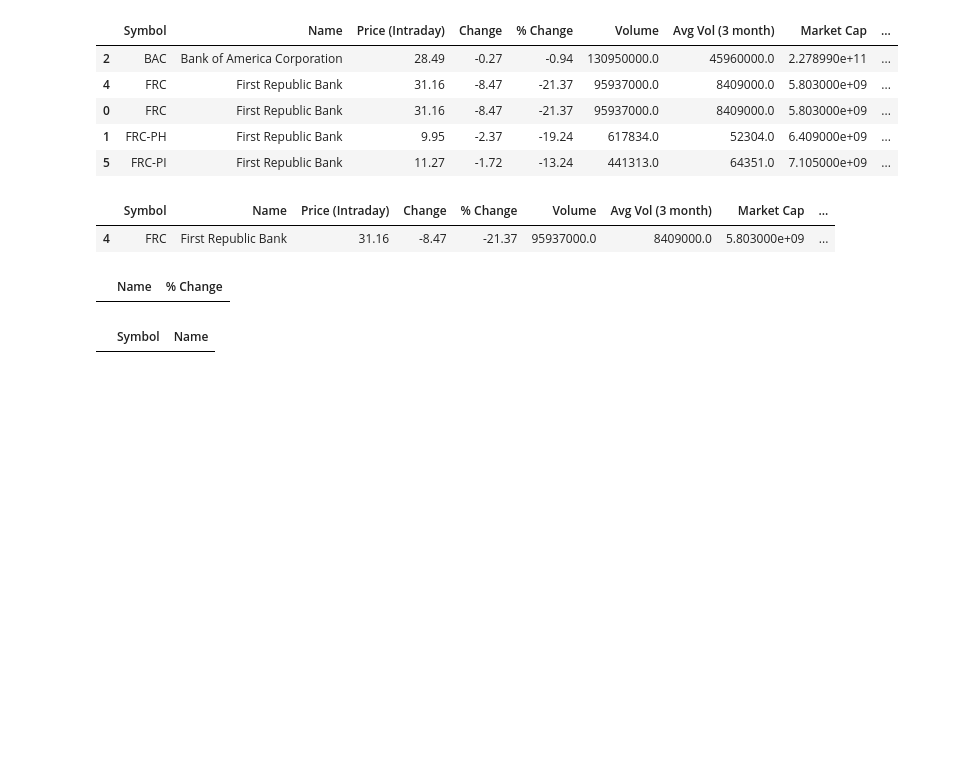
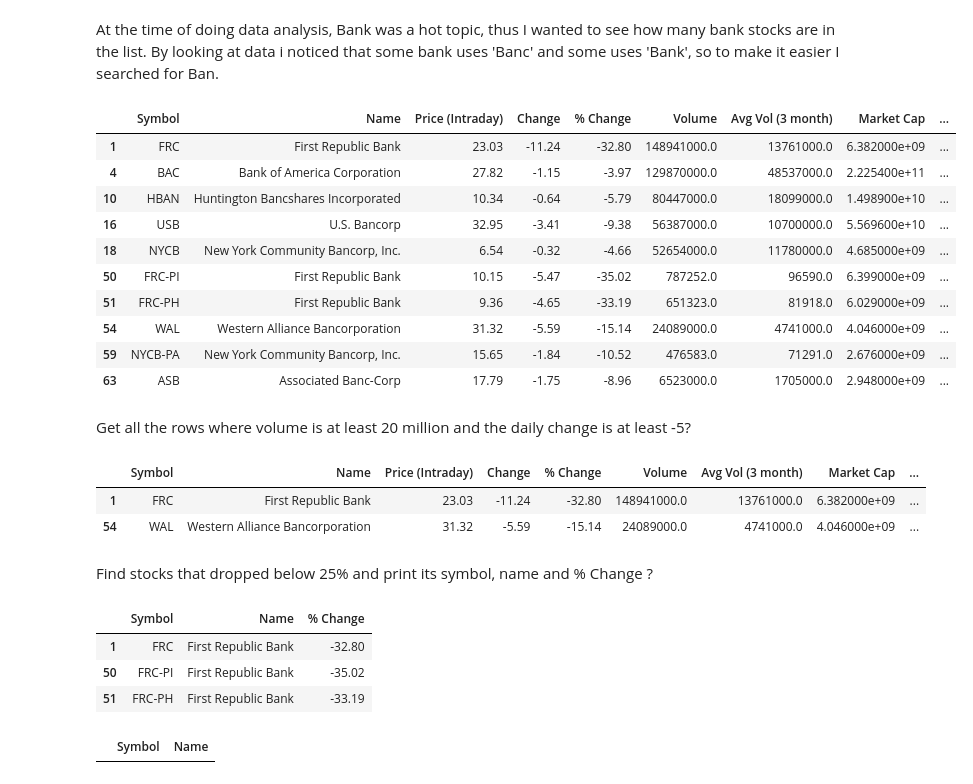
Before and after one commit to pdizdar/stock_price_comparision, a Jupyter notebook: Trending Ticker Analysis.ipynb, the cells around one changed output. Drawn from its saved outputs; the diff is of its cells as text; code cells hidden in the pictures; blank space fills up the shorter version.

```diff
--- a/Trending Ticker Analysis.ipynb
+++ b/Trending Ticker Analysis.ipynb
@@ -89,10 +119,9 @@ losers.head()
 # %%
-stocks_df = pd.concat([most_active, gainers, losers])
-print(stocks_df.shape)
+# joining 3 datasets into 1 dataframe.
+stocks_df = pd.concat([most_active, gainers, losers], ignore_index=True)
+print(stocks_df.shape) # shows shape of new dataframe
 print(f'Datatype before the change \n {stocks_df.info()}')
-stocks_df.head()
-#concat['% Change'] =
-#concat['% Change'].replace({'%' : ''}, regex=True)
+stocks_df.head() # prints top 5 rows
 # %% [output]
 (75, 10)
 <class 'pandas.core.frame.DataFrame'>
@@ -178,3 +209,0 @@ duplicate
-# %%
-stocks_df.drop_duplicates(keep='first', inplace=True)
-stocks_df.shape
@@ -182,0 +210,7 @@ stocks_df.shape
+# %%
+# if there is any duplicates drop_duplicates function will delete the rows,
+# keep='first' param keeps the first occurence and drops anything else.
+stocks_df.drop_duplicates(keep='first', inplace=True, ignore_index=True) # inplace= True would replace the original df
+print(stocks_df.shape) # prints updated shape of df
+pd.set_option('display.max_rows', None) # displays all the rows
+stocks_df # dispalys all the rows in a df
@@ -190,23 +263,38 @@ array([<AxesSubplot: >, <AxesSubplot: >, <AxesSubplot: >, <AxesSubplot: >,
+# %% [markdown]
+At the time of doing data analysis, Bank was a hot topic, thus I wanted to see how many bank stocks are in the list. By looking at data i noticed that some bank uses 'Banc' and some uses 'Bank', so to make it easier I searched for Ban.
 # %%
-# find all rows that have 'Corp' in its name?
-stocks_df.loc[stocks_df.Name.str.contains('(?i)Bank', regex=True)]
+# find all rows that have 'Ban' in its name column?
+stocks_df.loc[stocks_df.Name.str.contains('(?i)Ban', regex=True)]
 # %% [output]
 |  | Symbol | Name | Price (Intraday) | Change | % Change | Volume | Avg Vol (3 month) | Market Cap | ... |
-| 2 | BAC | Bank of America Corporation | 28.49 | -0.27 | -0.94 | 130950000.0 | 45960000.0 | 2.278990e+11 | ... |
-| 4 | FRC | First Republic Bank | 31.16 | -8.47 | -21.37 | 95937000.0 | 8409000.0 | 5.803000e+09 | ... |
-| 0 | FRC | First Republic Bank | 31.16 | -8.47 | -21.37 | 95937000.0 | 8409000.0 | 5.803000e+09 | ... |
-| 1 | FRC-PH | First Republic Bank | 9.95 | -2.37 | -19.24 | 617834.0 | 52304.0 | 6.409000e+09 | ... |
-| 5 | FRC-PI | First Republic Bank | 11.27 | -1.72 | -13.24 | 441313.0 | 64351.0 | 7.105000e+09 | ... |
+| 1 | FRC | First Republic Bank | 23.03 | -11.24 | -32.80 | 148941000.0 | 13761000.0 | 6.382000e+09 | ... |
+| 4 | BAC | Bank of America Corporation | 27.82 | -1.15 | -3.97 | 129870000.0 | 48537000.0 | 2.225400e+11 | ... |
+| 10 | HBAN | Huntington Bancshares Incorporated | 10.34 | -0.64 | -5.79 | 80447000.0 | 18099000.0 | 1.498900e+10 | ... |
+| 16 | USB | U.S. Bancorp | 32.95 | -3.41 | -9.38 | 56387000.0 | 10700000.0 | 5.569600e+10 | ... |
+| 18 | NYCB | New York Community Bancorp, Inc. | 6.54 | -0.32 | -4.66 | 52654000.0 | 11780000.0 | 4.685000e+09 | ... |
+| 50 | FRC-PI | First Republic Bank | 10.15 | -5.47 | -35.02 | 787252.0 | 96590.0 | 6.399000e+09 | ... |
+| 51 | FRC-PH | First Republic Bank | 9.36 | -4.65 | -33.19 | 651323.0 | 81918.0 | 6.029000e+09 | ... |
+| 54 | WAL | Western Alliance Bancorporation | 31.32 | -5.59 | -15.14 | 24089000.0 | 4741000.0 | 4.046000e+09 | ... |
+| 59 | NYCB-PA | New York Community Bancorp, Inc. | 15.65 | -1.84 | -10.52 | 476583.0 | 71291.0 | 2.676000e+09 | ... |
+| 63 | ASB | Associated Banc-Corp | 17.79 | -1.75 | -8.96 | 6523000.0 | 1705000.0 | 2.948000e+09 | ... |
+# %% [markdown]
+Get all the rows where volume is at least 20 million and the daily change is at least -5?
 # %%
 volume_change = stocks_df.query('Volume >= 20000000 and Change <= -5')
 volume_change
 # %% [output]
 |  | Symbol | Name | Price (Intraday) | Change | % Change | Volume | Avg Vol (3 month) | Market Cap | ... |
-| 4 | FRC | First Republic Bank | 31.16 | -8.47 | -21.37 | 95937000.0 | 8409000.0 | 5.803000e+09 | ... |
+| 1 | FRC | First Republic Bank | 23.03 | -11.24 | -32.80 | 148941000.0 | 13761000.0 | 6.382000e+09 | ... |
+| 54 | WAL | Western Alliance Bancorporation | 31.32 | -5.59 | -15.14 | 24089000.0 | 4741000.0 | 4.046000e+09 | ... |
+# %% [markdown]
+Find stocks that dropped below 25% and print its symbol, name and % Change ?
 # %%
-stocks_df.query('`% Change` < -50')[['Name', '% Change']]
+stocks_df.query('`% Change` < -25')[['Symbol', 'Name', '% Change']]
 # %% [output]
-|  | Name | % Change |
+|  | Symbol | Name | % Change |
+| 1 | FRC | First Republic Bank | -32.80 |
+| 50 | FRC-PI | First Republic Bank | -35.02 |
+| 51 | FRC-PH | First Republic Bank | -33.19 |
 # %%
 
 Symbol_s = stocks_df.loc[(stocks_df['PE Ratio (TTM)']>=19) & (stocks_df['Change']<= -5) & (stocks_df['Symbol'].str.startswith('S')),['Symbol', 'Name']]
```
Also changed, not shown: parts of 35 cells of this notebook, 3 other files.
